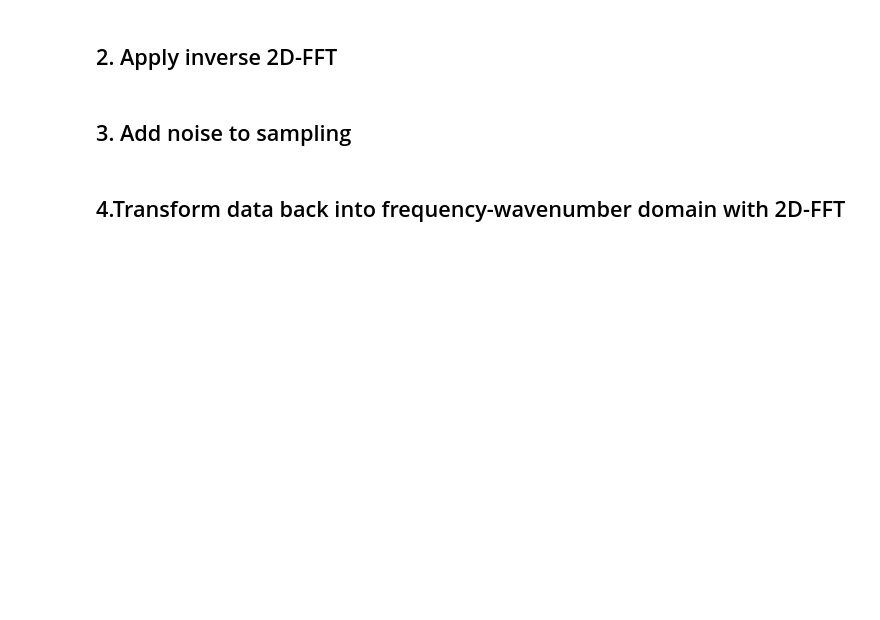
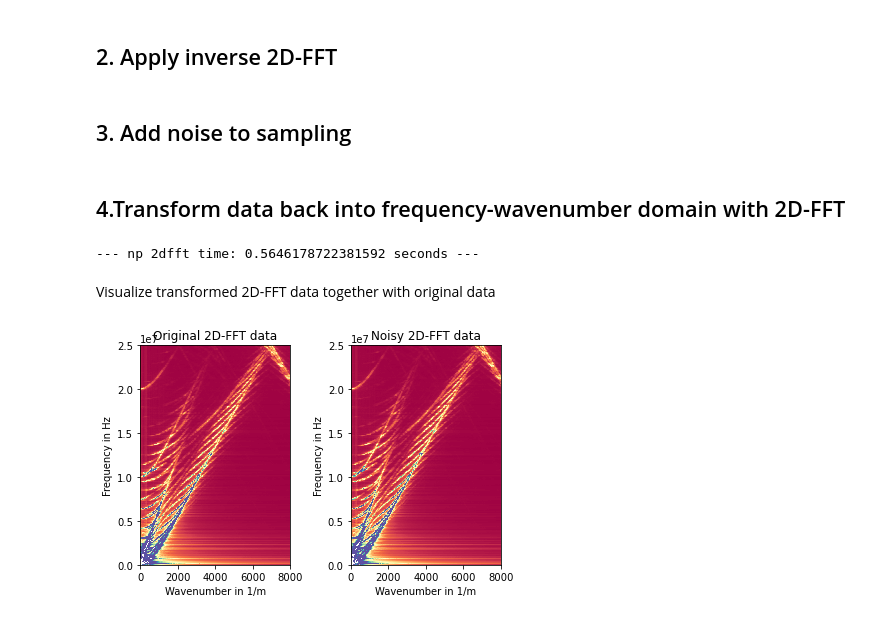
Before and after one commit to sjmxschm/ml_dl_wave_inversion, a Jupyter notebook: create_model/add_noise_walkthrough.ipynb, the cells around one changed output. Drawn from its saved outputs; the diff is of its cells as text; code cells hidden in the pictures; blank space fills up the shorter version.

Commit message:
added plotting functions to notebook

```diff
--- a/create_model/add_noise_walkthrough.ipynb
+++ b/create_model/add_noise_walkthrough.ipynb
@@ -25,3 +25,12 @@ from postprocess_2dfft_max_v15 import invert_2dfft # TODO: move this function to
+# %%
+def plot_contourf_fk(f_grid, k_grid, fft_data, title: str = 'put title here'):
+    fig = plt.figure(1, dpi=300)
+    ax = fig.gca()
+    ax.contourf(f_grid, k_grid, fft_data, 300, cmap='Spectral', zorder=-40)
+    plt.axis([0, 8000, 0, 2.5E7])
+    plt.title(title)
+    plt.xlabel('Wavenumber in 1/m')
+    plt.ylabel('Frequency in Hz')
 # %% [markdown]
 ## 1. Load 2D-FFT file
 # %%
@@ -56,3 +60,17 @@ time_x_displacement, dt, dx, Nt, Nx = invert_2dfft(fg, kg, abs_fft_data, sim_inf
 # TODO: add_noise(time_x_displacement)
 # %% [markdown]
 ## 4.Transform data back into frequency-wavenumber domain with 2D-FFT
+# %%
+fg_n, kg_n, abs_fft_data_n = reapply_2dfft(displacement_x_time, dt, dx, Nt, Nx)
+# %% [output]
+--- np 2dfft time: 0.5646178722381592 seconds ---
+# %% [markdown]
+Visualize transformed 2D-FFT data together with original data
+# %%
+plt.subplot(1, 2, 1)
+plot_contourf_fk(fg, kg, abs_fft_data, 'Original 2D-FFT data')
+plt.subplot(1, 2, 2)
+plot_contourf_fk(fg, kg, abs_fft_data, 'Noisy 2D-FFT data')
+plt.tight_layout()
+# %% [output]
+[figure, added]
```
Also changed, not shown: parts of 5 cells of this notebook, 1 other file.
